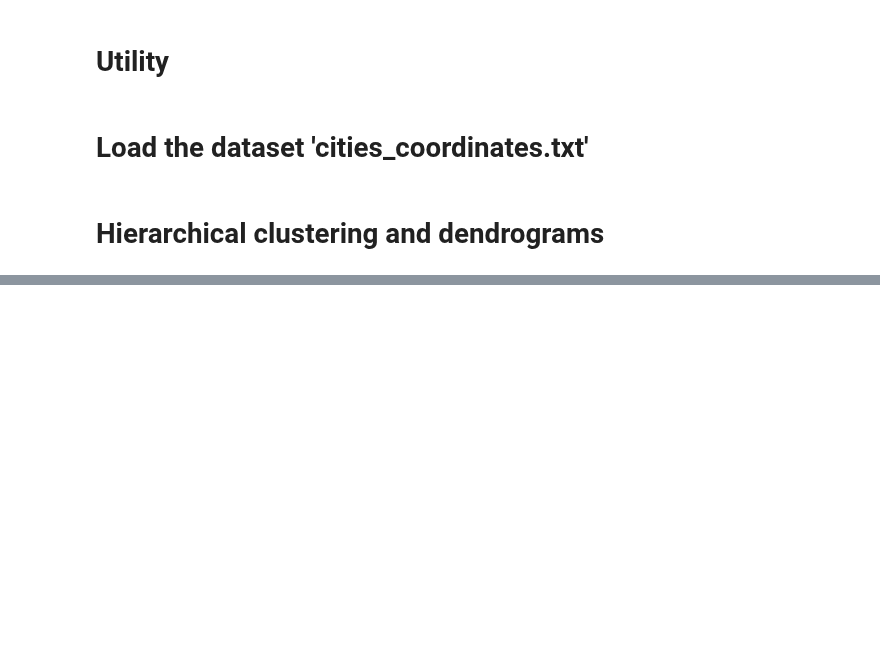
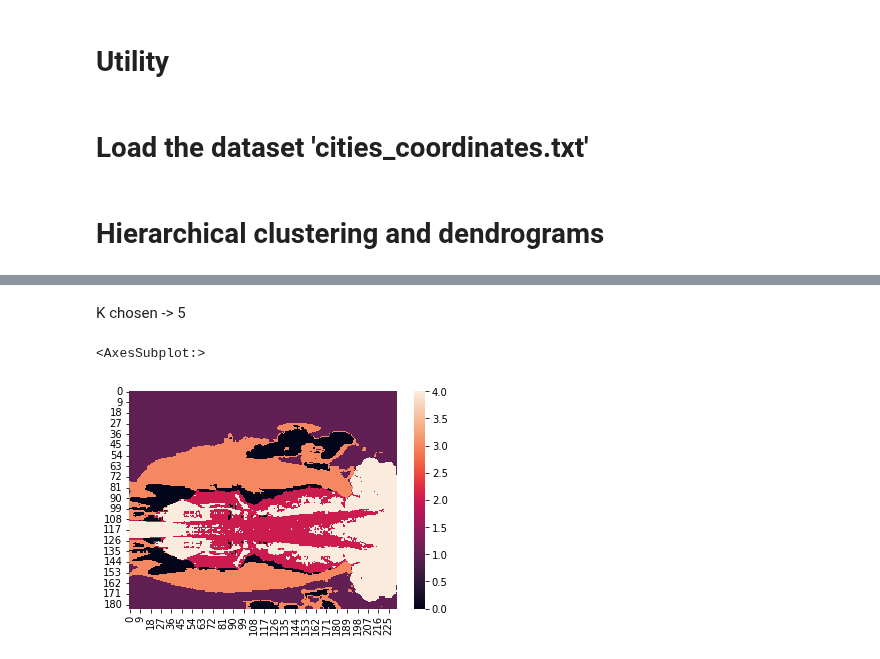
Before and after one commit to ivalencius/Machine_learning_INF264, a Jupyter notebook: Homework/6/Hw6_INF264_template_part_1.ipynb, the cells around one changed output, grey strips where cells are left out. Saved outputs shown, nothing was run; the diff lists cells and outputs as text; code cells hidden in the pictures; blank space fills up the shorter version.

```diff
--- a/Homework/6/Hw6_INF264_template_part_1.ipynb
+++ b/Homework/6/Hw6_INF264_template_part_1.ipynb
@@ -88,0 +132,11 @@ TypeError: text() missing 3 required positional arguments: 'y', 'z', and 's'
+# %% [markdown]
+K chosen -> 5
+# %%
+X_pred = KMeans(n_clusters=5).fit_predict(X)
+X_pred = X_pred.reshape(184, 233)
+
+# plt.imshow(X_pred, cmap=seaborn.heatmap)
+seaborn.heatmap(X_pred)
+# %% [output]
+<AxesSubplot:>
+[figure, added]
```
Also changed, not shown: parts of 11 cells of this notebook.
